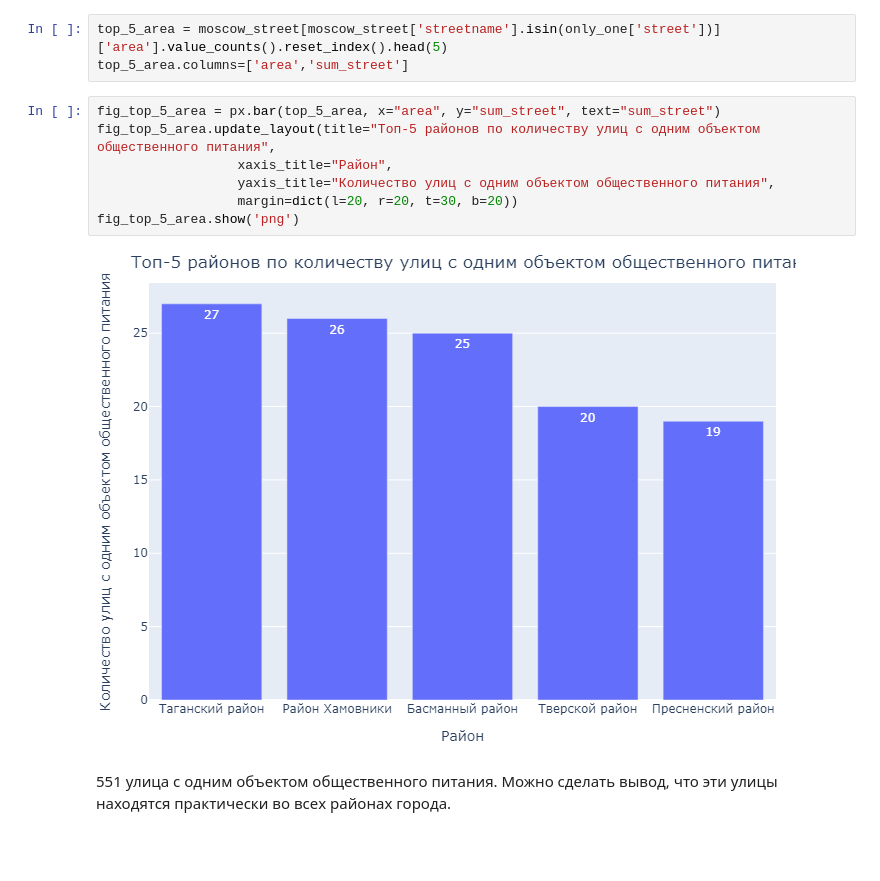
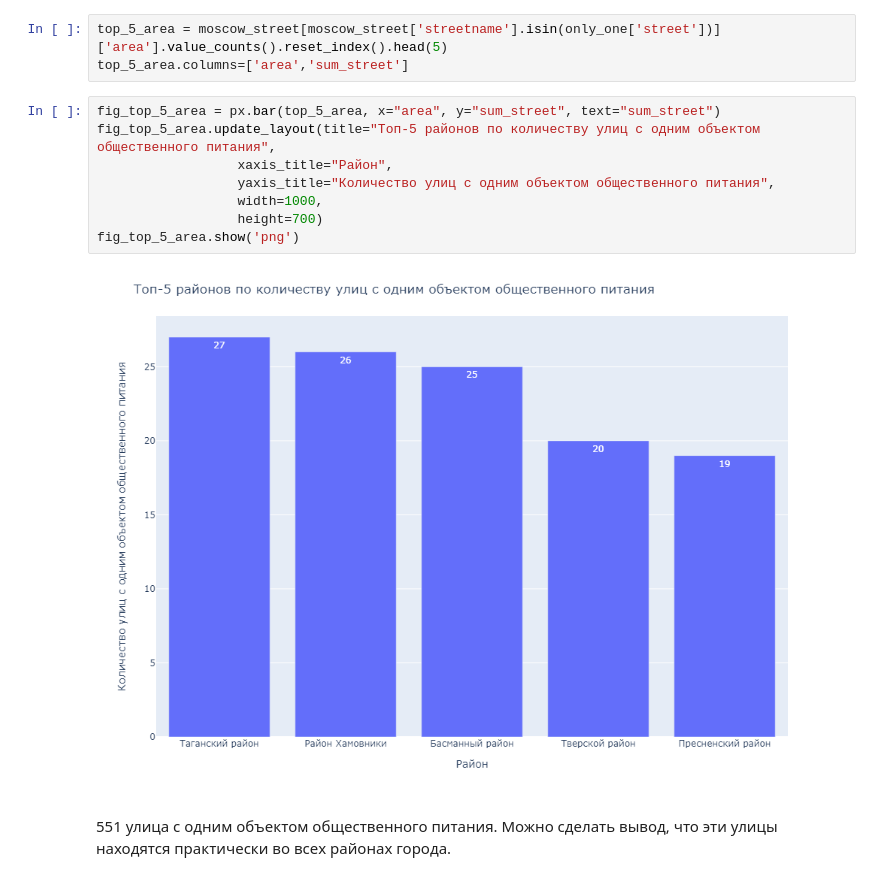
Before and after one commit to GeorgyPopov98/yandex_practicum_projects, a Jupyter notebook: catering_market/Исследования рынка общепита в Москве для принятия решения об открытии нового заведения.ipynb, the cells around one changed output. Saved outputs shown, nothing was run; the diff lists cells and outputs as text; blank space fills up the shorter version.

```diff
--- a/catering_market/Исследования рынка общепита в Москве для принятия решения об открытии нового заведения.ipynb
+++ b/catering_market/Исследования рынка общепита в Москве для принятия решения об открытии нового заведения.ipynb
@@ -428,12 +430,13 @@ top_5_area.columns=['area','sum_street']
 # %%
 fig_top_5_area = px.bar(top_5_area, x="area", y="sum_street", text="sum_street")
 fig_top_5_area.update_layout(title="Топ-5 районов по количеству улиц с одним объектом общественного питания",
                   xaxis_title="Район",
                   yaxis_title="Количество улиц с одним объектом общественного питания",
-                  margin=dict(l=20, r=20, t=30, b=20))
+                  width=1000,
+                  height=700)
 fig_top_5_area.show('png')
 # %% [output]
-[figure, old version]
+[figure, new version]
 # %% [markdown]
 551 улица с одним объектом общественного питания. Можно сделать вывод, что эти улицы находятся практически во всех районах города.
 # %% [markdown]
```
Also changed, not shown: parts of 3 cells of this notebook.
